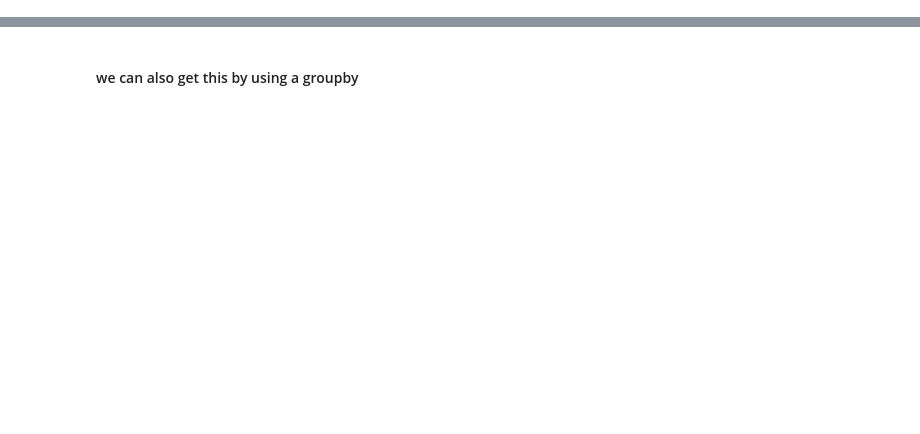
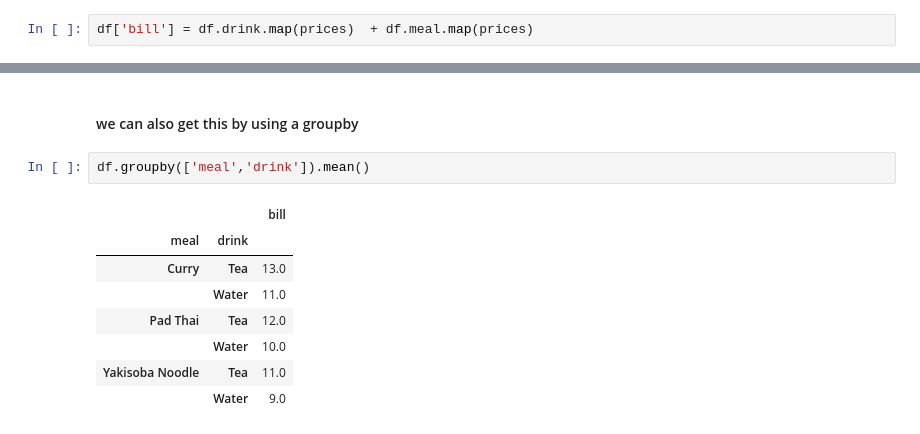
Before and after one commit to CodeupClassroom/oneil-ds-libraries, a Jupyter notebook: advanced_df3_lesson.ipynb, the cells around one changed output, grey strips where cells are left out. Saved outputs shown, nothing was run; the diff lists cells and outputs as text; blank space fills up the shorter version.

```diff
--- a/advanced_df3_lesson.ipynb
+++ b/advanced_df3_lesson.ipynb
@@ -126,0 +246,2 @@ prices = {
+# %%
+df['bill'] = df.drink.map(prices)  + df.meal.map(prices)
@@ -133,2 +305,13 @@ prices = {
 # %% [markdown]
 #### we can also get this by using a groupby
+# %%
+df.groupby(['meal','drink']).mean()
+# %% [output]
+|  |  | bill |
+| meal | drink |  |
+| Curry | Tea | 13.0 |
+|  | Water | 11.0 |
+| Pad Thai | Tea | 12.0 |
+|  | Water | 10.0 |
+| Yakisoba Noodle | Tea | 11.0 |
+|  | Water | 9.0 |
```
Also changed, not shown: parts of 28 cells of this notebook.
